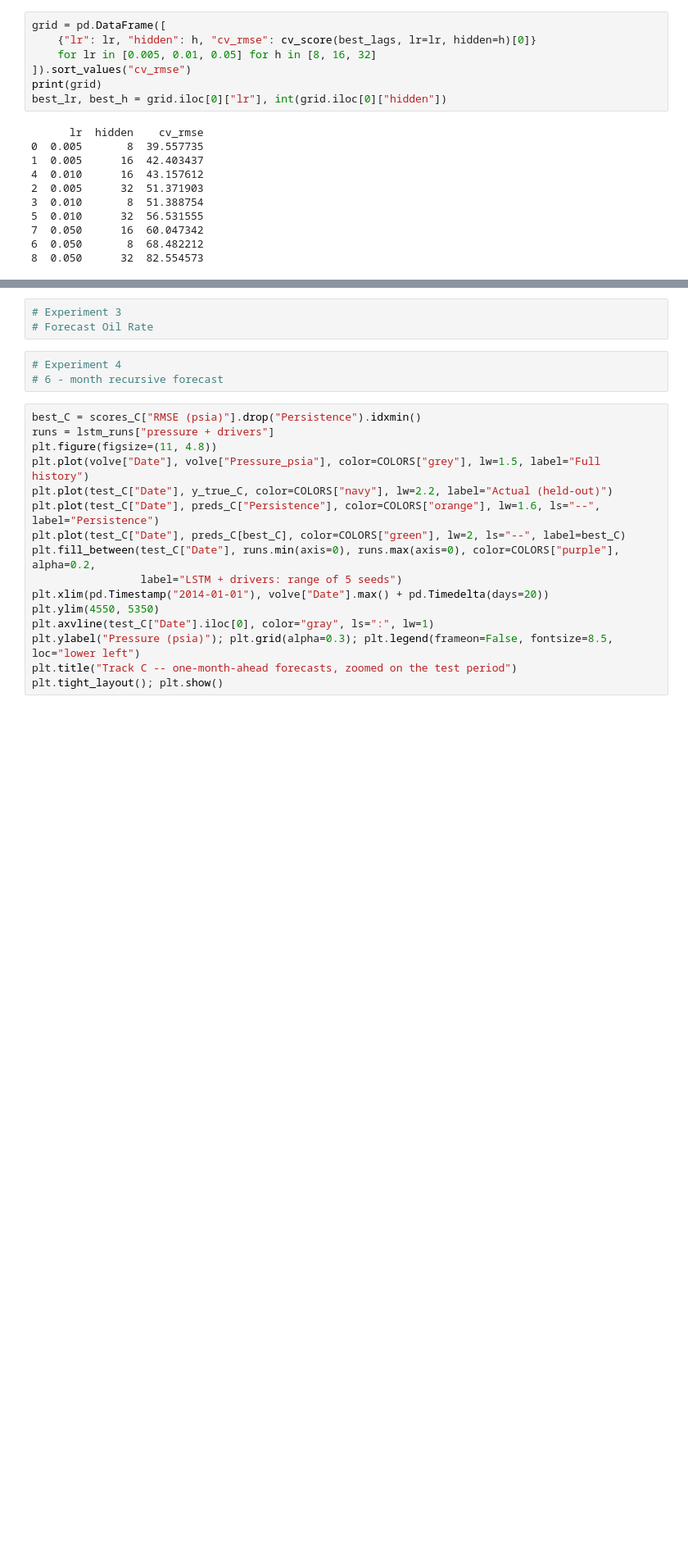
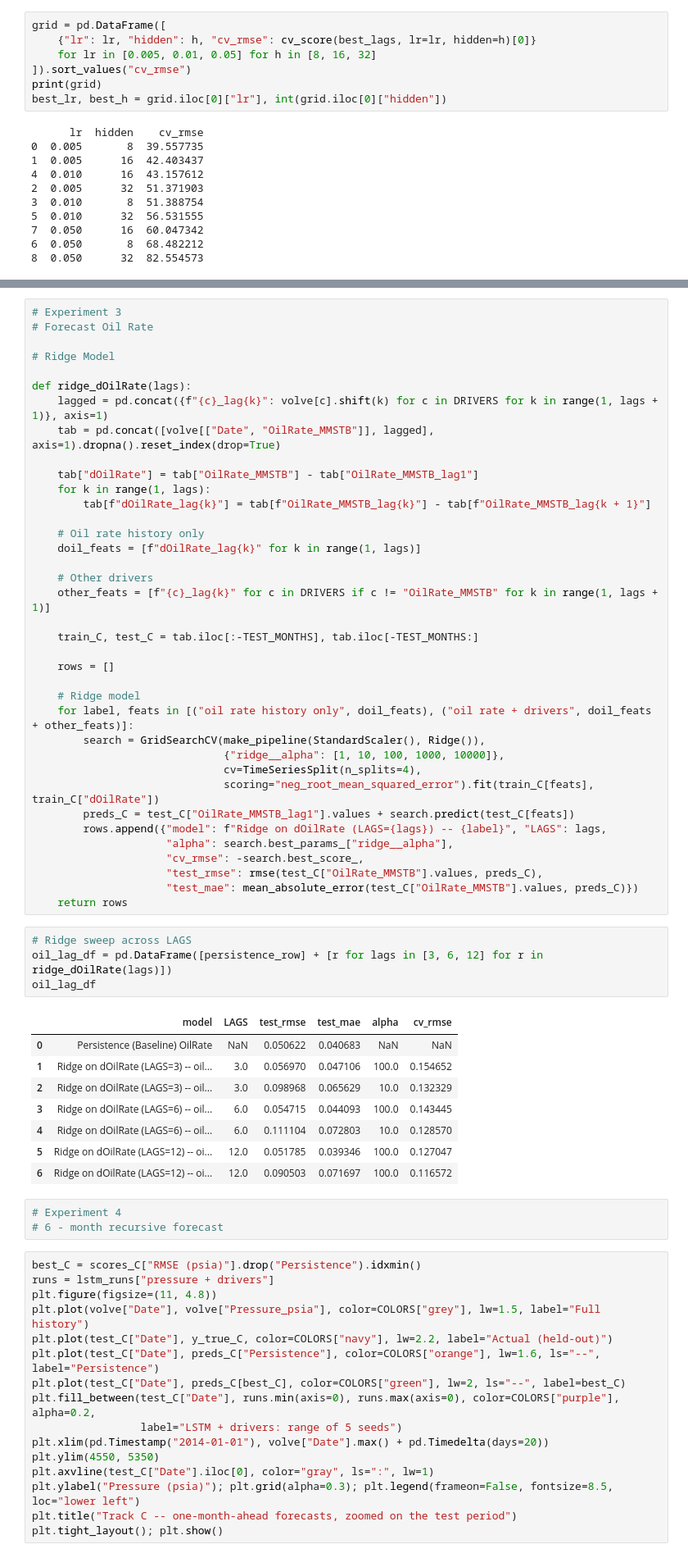
Before and after one commit to sadaraka-kadi/ml4pe-pressure-forecasting, a Jupyter notebook: notebooks/capstone.ipynb, the cells around one changed output, grey strips where cells are left out. Shown at 82% size. Cells and saved outputs as stored; diff of their text form; blank space fills up the shorter version.

```diff
--- a/notebooks/capstone.ipynb
+++ b/notebooks/capstone.ipynb
@@ -611,6 +644,53 @@ RMSE 90.0, MAE 64.6
 # %%
 # Experiment 3
 # Forecast Oil Rate
+
+# Ridge Model
+
+def ridge_dOilRate(lags):
+    lagged = pd.concat({f"{c}_lag{k}": volve[c].shift(k) for c in DRIVERS for k in range(1, lags + 1)}, axis=1)
+    tab = pd.concat([volve[["Date", "OilRate_MMSTB"]], lagged], axis=1).dropna().reset_index(drop=True)
+
+    tab["dOilRate"] = tab["OilRate_MMSTB"] - tab["OilRate_MMSTB_lag1"]
+    for k in range(1, lags):
+        tab[f"dOilRate_lag{k}"] = tab[f"OilRate_MMSTB_lag{k}"] - tab[f"OilRate_MMSTB_lag{k + 1}"]
+
+    # Oil rate history only
+    doil_feats = [f"dOilRate_lag{k}" for k in range(1, lags)]
+
+    # Other drivers
+    other_feats = [f"{c}_lag{k}" for c in DRIVERS if c != "OilRate_MMSTB" for k in range(1, lags + 1)]
+
+    train_C, test_C = tab.iloc[:-TEST_MONTHS], tab.iloc[-TEST_MONTHS:]
+
+    rows = []
+
+    # Ridge model
+    for label, feats in [("oil rate history only", doil_feats), ("oil rate + drivers", doil_feats + other_feats)]:
+        search = GridSearchCV(make_pipeline(StandardScaler(), Ridge()),
+                              {"ridge__alpha": [1, 10, 100, 1000, 10000]},
+                              cv=TimeSeriesSplit(n_splits=4),
+                              scoring="neg_root_mean_squared_error").fit(train_C[feats], train_C["dOilRate"])
+        preds_C = test_C["OilRate_MMSTB_lag1"].values + search.predict(test_C[feats])
+        rows.append({"model": f"Ridge on dOilRate (LAGS={lags}) -- {label}", "LAGS": lags,
+                     "alpha": search.best_params_["ridge__alpha"],
+                     "cv_rmse": -search.best_score_,
+                     "test_rmse": rmse(test_C["OilRate_MMSTB"].values, preds_C),
+                     "test_mae": mean_absolute_error(test_C["OilRate_MMSTB"].values, preds_C)})
+    return rows
+# %%
+# Ridge sweep across LAGS
+oil_lag_df = pd.DataFrame([persistence_row] + [r for lags in [3, 6, 12] for r in ridge_dOilRate(lags)])
+oil_lag_df
+# %% [output]
+|  | model | LAGS | test_rmse | test_mae | alpha | cv_rmse |
+| 0 | Persistence (Baseline) OilRate | NaN | 0.050622 | 0.040683 | NaN | NaN |
+| 1 | Ridge on dOilRate (LAGS=3) -- oil... | 3.0 | 0.056970 | 0.047106 | 100.0 | 0.154652 |
+| 2 | Ridge on dOilRate (LAGS=3) -- oil... | 3.0 | 0.098968 | 0.065629 | 10.0 | 0.132329 |
+| 3 | Ridge on dOilRate (LAGS=6) -- oil... | 6.0 | 0.054715 | 0.044093 | 100.0 | 0.143445 |
+| 4 | Ridge on dOilRate (LAGS=6) -- oil... | 6.0 | 0.111104 | 0.072803 | 10.0 | 0.128570 |
+| 5 | Ridge on dOilRate (LAGS=12) -- oi... | 12.0 | 0.051785 | 0.039346 | 100.0 | 0.127047 |
+| 6 | Ridge on dOilRate (LAGS=12) -- oi... | 12.0 | 0.090503 | 0.071697 | 100.0 | 0.116572 |
 # %%
 # Experiment 4
 # 6 - month recursive forecast
```
Also changed, not shown: parts of 7 cells of this notebook.
